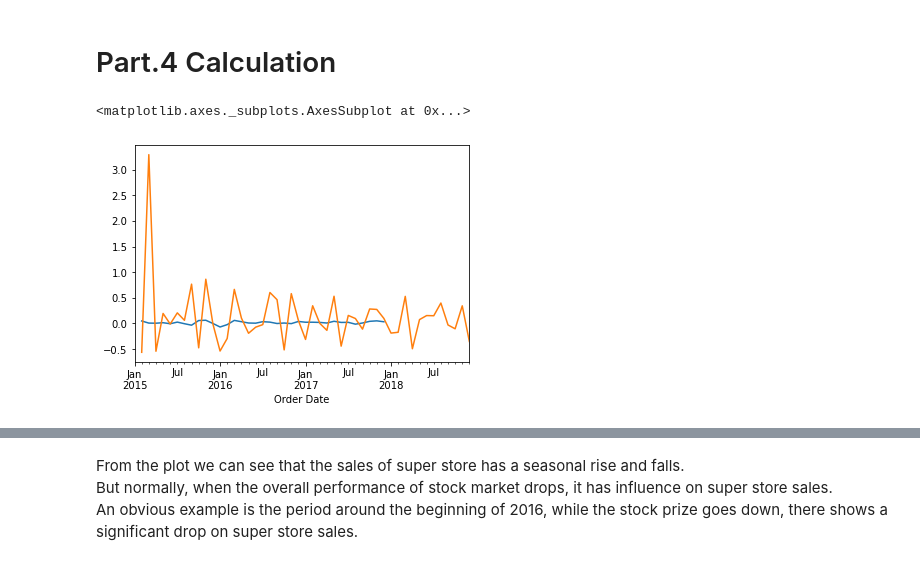
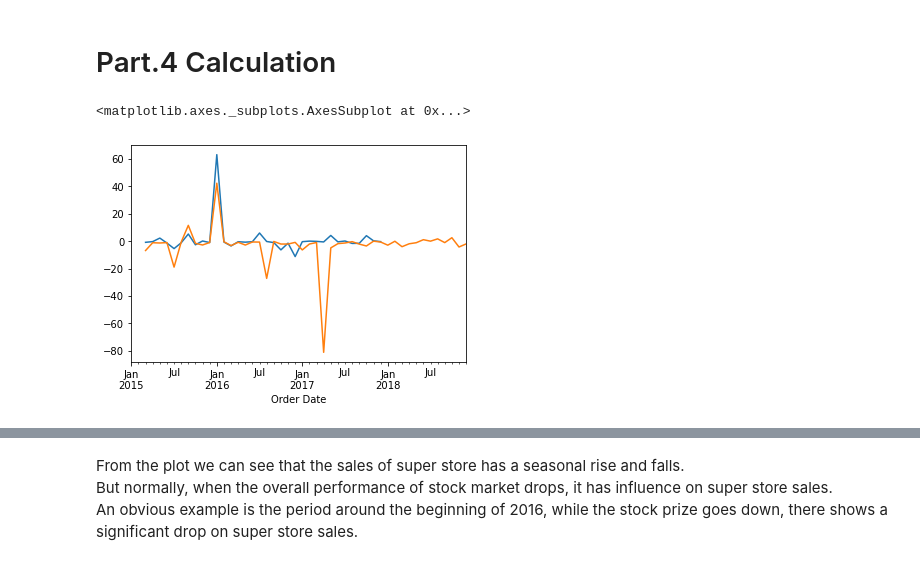
Before and after one commit to lukeyuan31/Churn_Visulization, a Jupyter notebook: Stock and Supermarket.ipynb, the cells around one changed output, grey strips where cells are left out. Cells and saved outputs as stored; diff of their text form; code cells hidden in the pictures.

```diff
--- a/Stock and Supermarket.ipynb
+++ b/Stock and Supermarket.ipynb
@@ -163,20 +163,20 @@ stock_by_month
 # %% [markdown]
 # Part.4 Calculation
 # %%
-ROC_stock=stock_by_month['Close'].pct_change()
+ROC_stock=stock_by_month['Close'].pct_change().pct_change()
 #ROC_stock
 
 #df=pd.DataFrame({'pct':ROC_stock})
 #df['pct']=math.sqrt(df['pct'])
 #df['pct_modified']=df['pct']**(1/2)
 #ROC_stock['Close']=math.sqrt(ROC_stock['Close'])
 #df
 ROC_stock.plot()
 #df
 
-ROC_SS=superstore_by_month['Sales'].pct_change()
+ROC_SS=superstore_by_month['Sales'].pct_change().pct_change()
 ROC_SS.plot()
 # %% [output]
 <matplotlib.axes._subplots.AxesSubplot at 0x...>
-[figure, old version]
+[figure, new version]
 # %%
```
Also changed, not shown: parts of 5 cells of this notebook.
